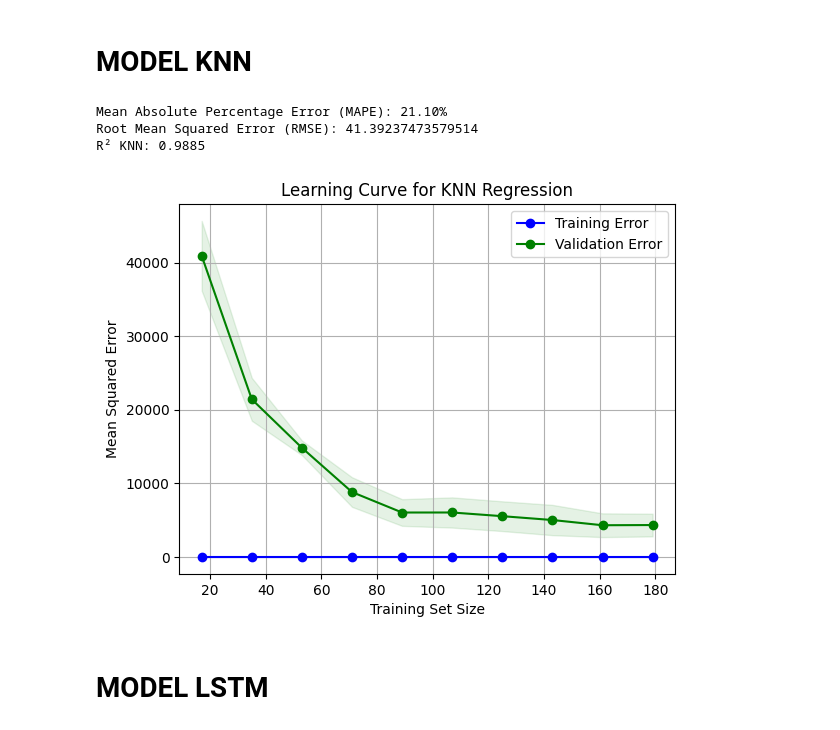
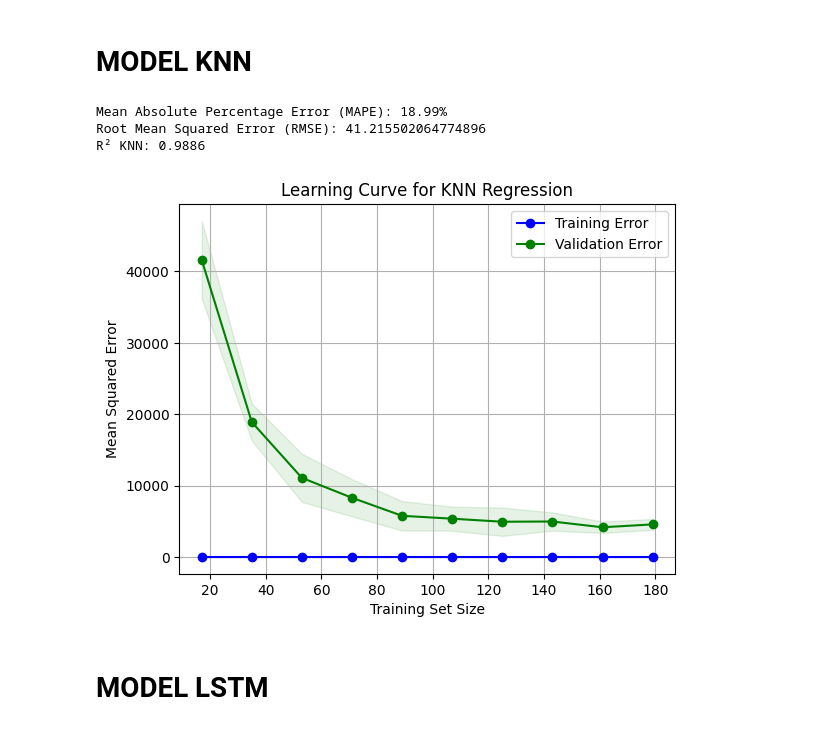
Before and after one commit to nentinur/TA-gobus, a Jupyter notebook: ml/estimasi_waktu_kedatangan_bus.ipynb, the cells around one changed output. Saved outputs shown, nothing was run; the diff lists cells and outputs as text; code cells hidden in the pictures.

```diff
--- a/ml/estimasi_waktu_kedatangan_bus.ipynb
+++ b/ml/estimasi_waktu_kedatangan_bus.ipynb
@@ -164,7 +178,7 @@ import numpy as np
 import pandas as pd
 
 # Gunakan parameter optimal dari GridSearchCV pada Kodingan 1
-n_neighbors = 5
+n_neighbors = 3
 weights = 'distance'
 
 # Inisialisasi model KNN dengan parameter optimal dan scaler
@@ -188,37 +202,37 @@ print("Root Mean Squared Error (RMSE):", rmse)
 print(f"R² KNN: {r2:.4f}")
 
 # Membuat learning curve
 train_sizes, train_scores, valid_scores = learning_curve(knn, X_train, y_train, cv=5,
                                                          scoring='neg_mean_squared_error',
                                                          train_sizes=np.linspace(0.1, 1.0, 10))
 
 # Mengubah nilai menjadi positif
 train_scores_mean = -train_scores.mean(axis=1)
 train_scores_std = train_scores.std(axis=1)
 valid_scores_mean = -valid_scores.mean(axis=1)
 valid_scores_std = valid_scores.std(axis=1)
 
 # Plot learning curve
 plt.figure()
 plt.plot(train_sizes, train_scores_mean, 'o-', color='blue', label='Training Error')
 plt.plot(train_sizes, valid_scores_mean, 'o-', color='green', label='Validation Error')
 plt.fill_between(train_sizes,
                  train_scores_mean - train_scores_std,
                  train_scores_mean + train_scores_std, alpha=0.1, color='blue')
 plt.fill_between(train_sizes,
                  valid_scores_mean - valid_scores_std,
                  valid_scores_mean + valid_scores_std, alpha=0.1, color='green')
 plt.xlabel('Training Set Size')
 plt.ylabel('Mean Squared Error')
 plt.title('Learning Curve for KNN Regression')
 plt.legend(loc='best')
 plt.grid()
 plt.show()
 # %% [output]
-Mean Absolute Percentage Error (MAPE): 21.10%
-Root Mean Squared Error (RMSE): 41.39237473579514
-R² KNN: 0.9885
+Mean Absolute Percentage Error (MAPE): 18.99%
+Root Mean Squared Error (RMSE): 41.215502064774896
+R² KNN: 0.9886
-[figure, old version]
+[figure, new version]
 # %% [markdown]
 # MODEL LSTM
 # %%
```
Also changed, not shown: parts of 5 cells of this notebook.
